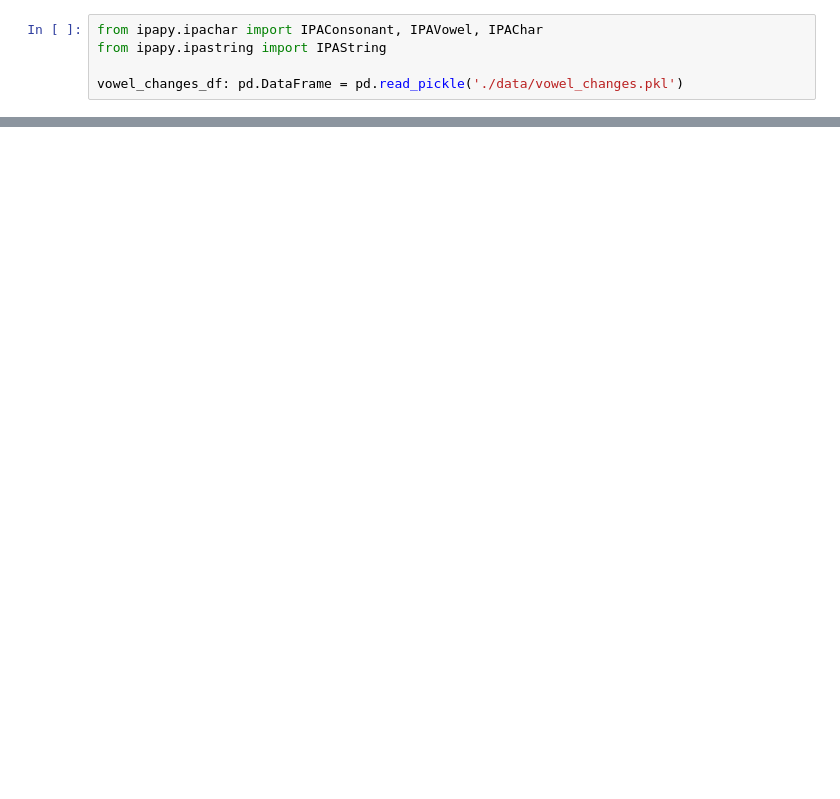
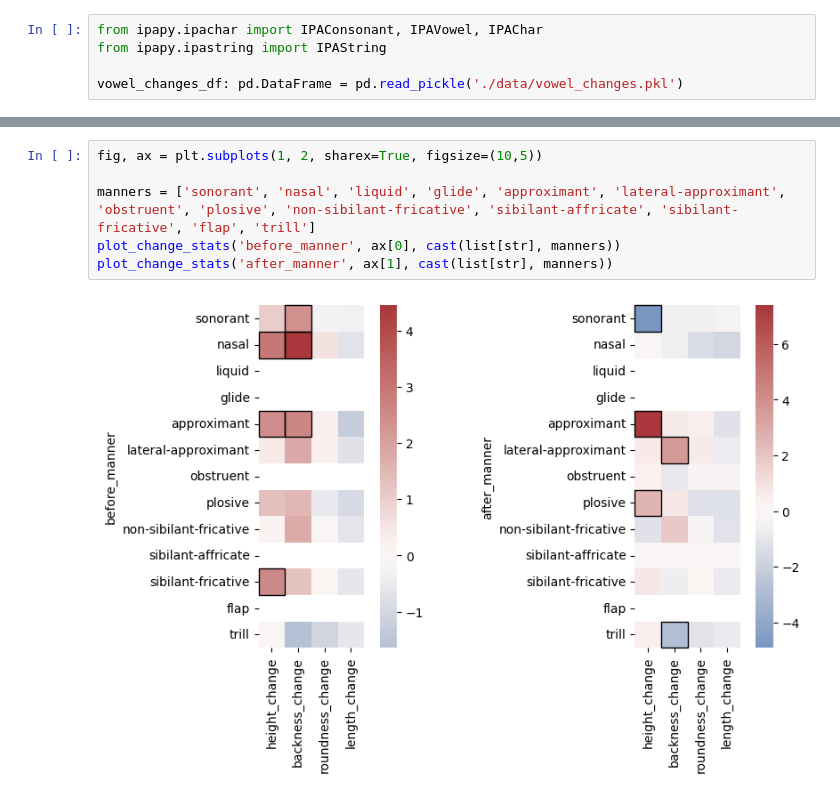
Before and after one commit to Data-Science-for-Linguists-2023/index-diachronica-analysis, a Jupyter notebook: analysis.ipynb, the cells around one changed output, grey strips where cells are left out. Saved outputs shown, nothing was run; the diff lists cells and outputs as text; blank space fills up the shorter version.

```diff
--- a/analysis.ipynb
+++ b/analysis.ipynb
@@ -268,0 +603,8 @@ vowel_changes_df[-10:]
+# %%
+fig, ax = plt.subplots(1, 2, sharex=True, figsize=(10,5))
+
+manners = ['sonorant', 'nasal', 'liquid', 'glide', 'approximant', 'lateral-approximant', 'obstruent', 'plosive', 'non-sibilant-fricative', 'sibilant-affricate', 'sibilant-fricative', 'flap', 'trill']
+plot_change_stats('before_manner', ax[0], cast(list[str], manners))
+plot_change_stats('after_manner', ax[1], cast(list[str], manners))
+# %% [output]
+[figure, added]
```
Also changed, not shown: parts of 29 cells of this notebook, 4 other files.
